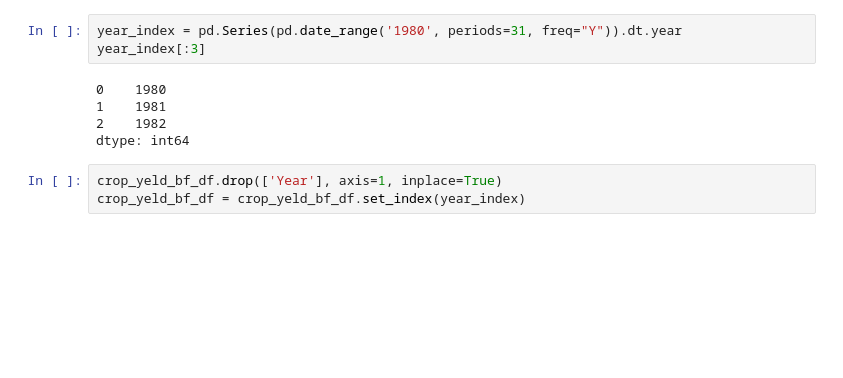
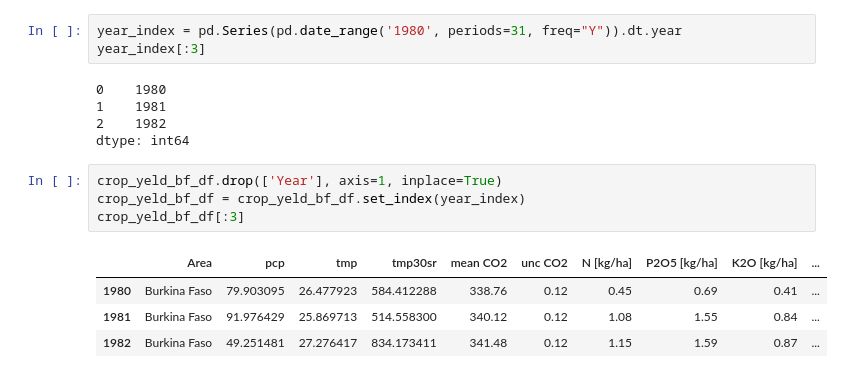
Before and after one commit to luigiselmi/datascience, a Jupyter notebook: python/iia/crop_production.ipynb, the cells around one changed output. Cells and saved outputs as stored; diff of their text form; blank space fills up the shorter version.

Commit message:
show dataframe with year index

```diff
--- a/python/iia/crop_production.ipynb
+++ b/python/iia/crop_production.ipynb
@@ -52,6 +52,12 @@ dtype: int64
 # %%
 crop_yeld_bf_df.drop(['Year'], axis=1, inplace=True)
 crop_yeld_bf_df = crop_yeld_bf_df.set_index(year_index)
+crop_yeld_bf_df[:3]
+# %% [output]
+|  | Area | pcp | tmp | tmp30sr | mean CO2 | unc CO2 | N [kg/ha] | P2O5 [kg/ha] | K2O [kg/ha] | ... |
+| 1980 | Burkina Faso | 79.903095 | 26.477923 | 584.412288 | 338.76 | 0.12 | 0.45 | 0.69 | 0.41 | ... |
+| 1981 | Burkina Faso | 91.976429 | 25.869713 | 514.558300 | 340.12 | 0.12 | 1.08 | 1.55 | 0.84 | ... |
+| 1982 | Burkina Faso | 49.251481 | 27.276417 | 834.173411 | 341.48 | 0.12 | 1.15 | 1.59 | 0.87 | ... |
 # %%
 fig = plt.figure(figsize=(12, 6))
 ax = fig.add_subplot()
```
Also changed, not shown: parts of 1 cell of this notebook.
